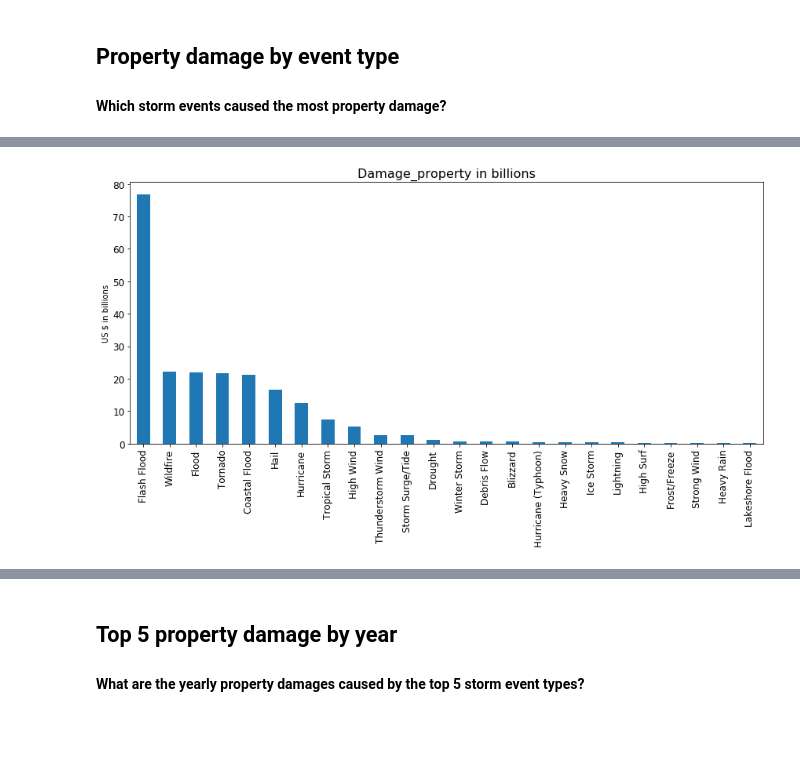
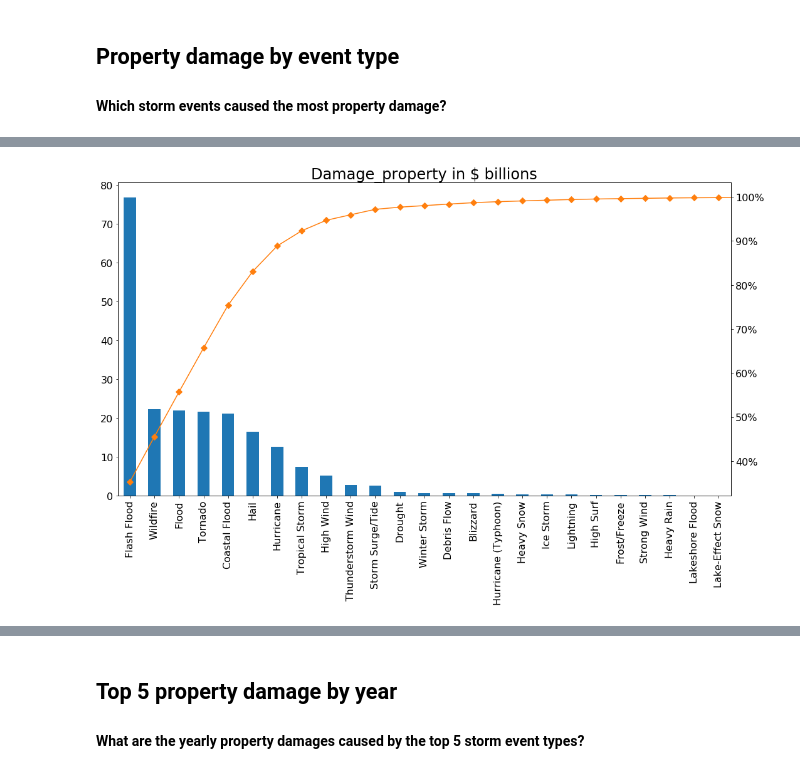
Before and after one commit to alwz1/storm-events, a Jupyter notebook: storm_events.ipynb, the cells around one changed output, grey strips where cells are left out. Cells and saved outputs as stored; diff of their text form; code cells hidden in the pictures; blank space fills up the shorter version.

```diff
--- a/storm_events.ipynb
+++ b/storm_events.ipynb
@@ -577,6 +708,9 @@ The total property damage by billion-dollar storm events is $115.75 billion.
 
 #### Which storm events caused the most property damage?
 # %%
-df_damage_event = df_damage_1.groupby('EVENT_TYPE')\
-                             .sum()['DAMAGE_PROPERTY_billion']\
-                             .sort_values(ascending=False)
+df_damage_event = pd.DataFrame(df_damage_1.groupby('EVENT_TYPE')
+                               .sum()['DAMAGE_PROPERTY_billion']
+                               .sort_values(ascending=False))
+# %%
+df_damage_event['cumpercentage'] = df_damage_event['DAMAGE_PROPERTY_billion'].cumsum(
+) / df_damage_event['DAMAGE_PROPERTY_billion'].sum() * 100
@@ -598,14 +753,30 @@ Name: DAMAGE_PROPERTY_billion, dtype: float64
-# %%
-fig, axs = plt.subplots(figsize=(12, 7))
-df_damage_event[:24].plot(kind='bar', title='Damage_property in billion $')
-axs.set_title('Damage_property in billions', fontsize=16)
-axs.set_xlabel('')
-axs.set_ylabel('US $ in billions')
-plt.xticks(fontsize=12)
-plt.yticks(fontsize=12)
-plt.tight_layout()
-# %% [output]
-[figure, removed]
+# %%
+# create and save total_fatalities bar plot
+
+# plot damage_property
+fig, axs = plt.subplots(figsize=(15, 10))
+
+df_damage_event['DAMAGE_PROPERTY_billion'][:25].plot(kind='bar')
+axs.set_title('Damage_property in $ billions', fontsize=24)
+axs.set_xlabel('', fontsize=16)
+plt.xticks(fontsize=16)
+plt.yticks(fontsize=16)
+plt.tight_layout()
+
+# create twin axes
+axs2 = axs.twinx()
+axs2.yaxis.set_major_formatter(PercentFormatter())
+
+# plot cumulative percentage
+axs2.plot(df_damage_event.index, df_damage_event['cumpercentage'],
+          color="C1", marker="D", ms=7)
+plt.xticks(fontsize=16)
+plt.yticks(fontsize=16)
+plt.tight_layout()
+
+fig.savefig('damage_property.png')
+# %% [output]
+[figure, added]
 # %%
 # top 5 damage events
 top5_damage = ['Flash Flood', 'Wildfire', 'Flood', 'Tornado', 'Coastal Flood']
```
Also changed, not shown: parts of 54 cells of this notebook.
